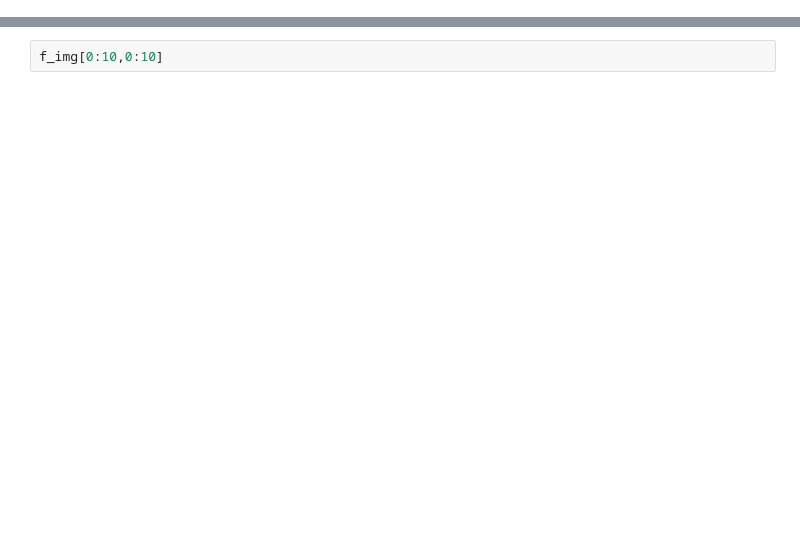
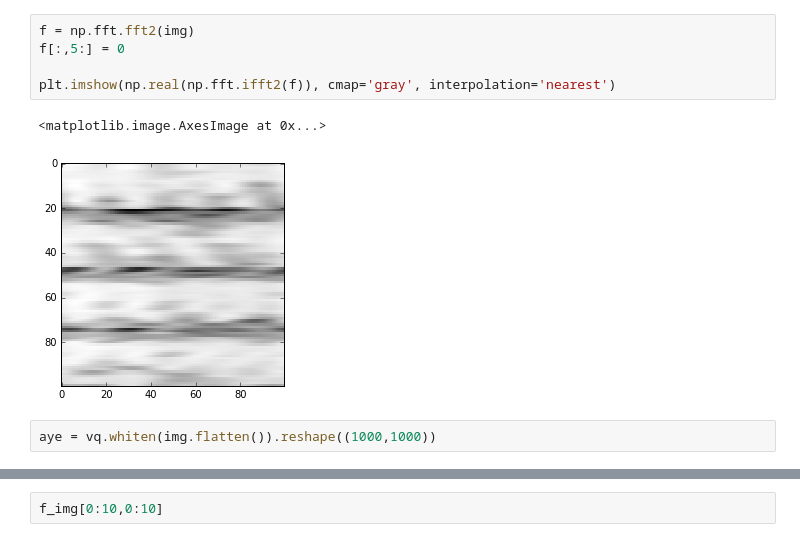
Before and after one commit to fmcc/mss_layout_analysis, a Jupyter notebook: Untitled.ipynb, the cells around one changed output, grey strips where cells are left out. Cells and saved outputs as stored; diff of their text form; blank space fills up the shorter version.

```diff
--- a/Untitled.ipynb
+++ b/Untitled.ipynb
@@ -16,0 +24,10 @@ plt.imshow(img, cmap='gray', interpolation='nearest')
+# %%
+f = np.fft.fft2(img)
+f[:,5:] = 0
+
+plt.imshow(np.real(np.fft.ifft2(f)), cmap='gray', interpolation='nearest')
+# %% [output]
+<matplotlib.image.AxesImage at 0x...>
+[figure, added]
+# %%
+aye = vq.whiten(img.flatten()).reshape((1000,1000))
```
Also changed, not shown: parts of 16 cells of this notebook, 4 other files.
